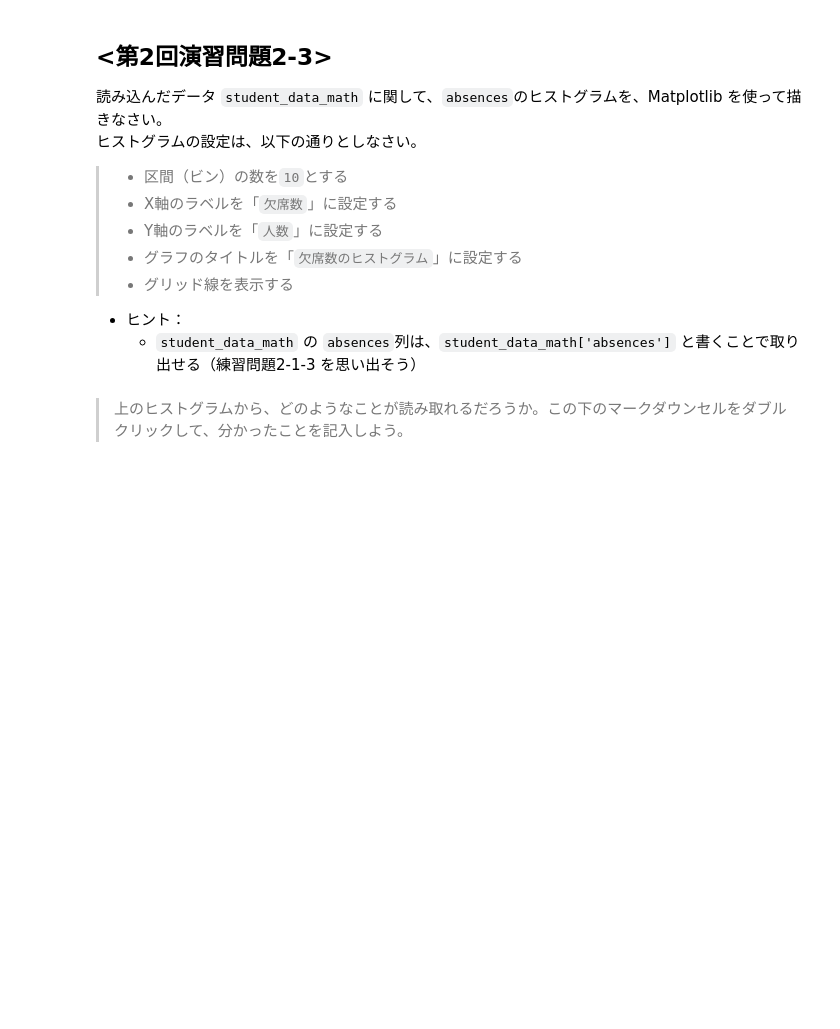
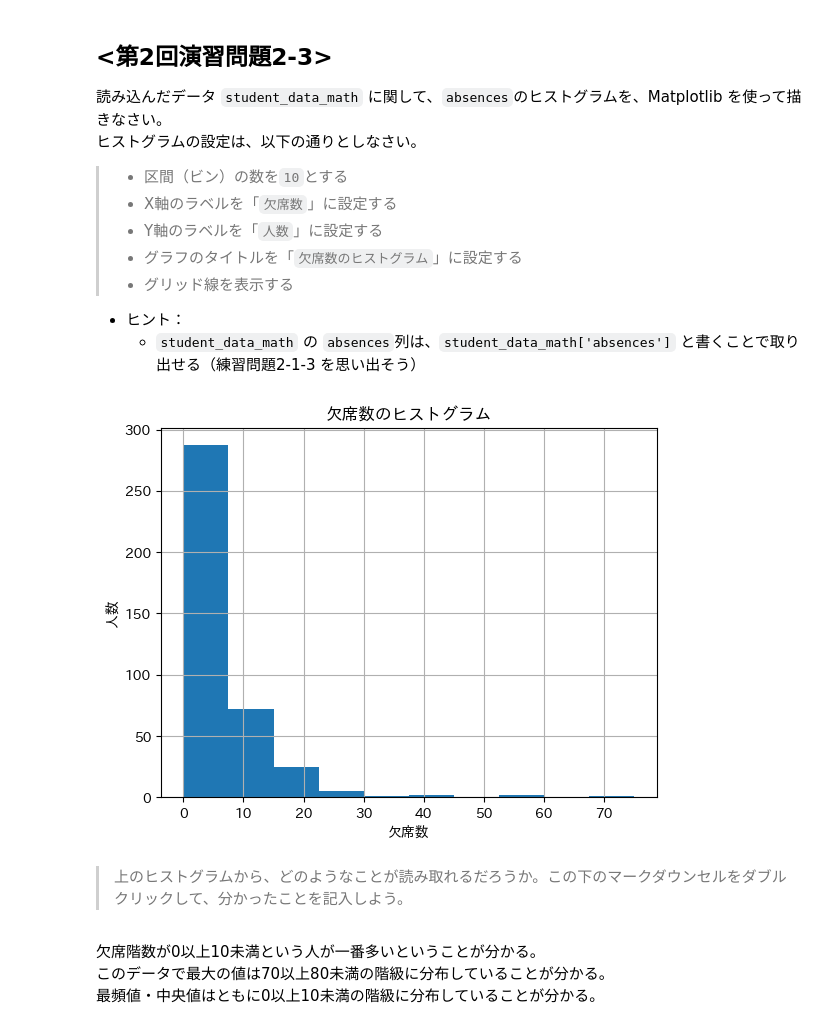
Before and after one commit to fami-gb/KAIT-HW, a Jupyter notebook: AI-DS/No02/No02-2_Enshu.ipynb, the cells around one changed output. Saved outputs shown, nothing was run; the diff lists cells and outputs as text; code cells hidden in the pictures; blank space fills up the shorter version.

```diff
--- a/AI-DS/No02/No02-2_Enshu.ipynb
+++ b/AI-DS/No02/No02-2_Enshu.ipynb
@@ -69,2 +119,17 @@ import japanize_matplotlib
+# %%
+# Matplotlib を使ってヒストグラムを描く
+# 解答のコードをここに記入
+plt.hist(student_data_math['absences'], bins=10)
+plt.xlabel('欠席数')
+plt.ylabel('人数')
+plt.title('欠席数のヒストグラム')
+plt.grid(True)
+plt.show()
+# %% [output]
+[figure, added]
 # %% [markdown]
 >上のヒストグラムから、どのようなことが読み取れるだろうか。この下のマークダウンセルをダブルクリックして、分かったことを記入しよう。
+# %% [markdown]
+欠席階数が0以上10未満という人が一番多いということが分かる。
+このデータで最大の値は70以上80未満の階級に分布していることが分かる。
+最頻値・中央値はともに0以上10未満の階級に分布していることが分かる。
```
Also changed, not shown: parts of 9 cells of this notebook.
